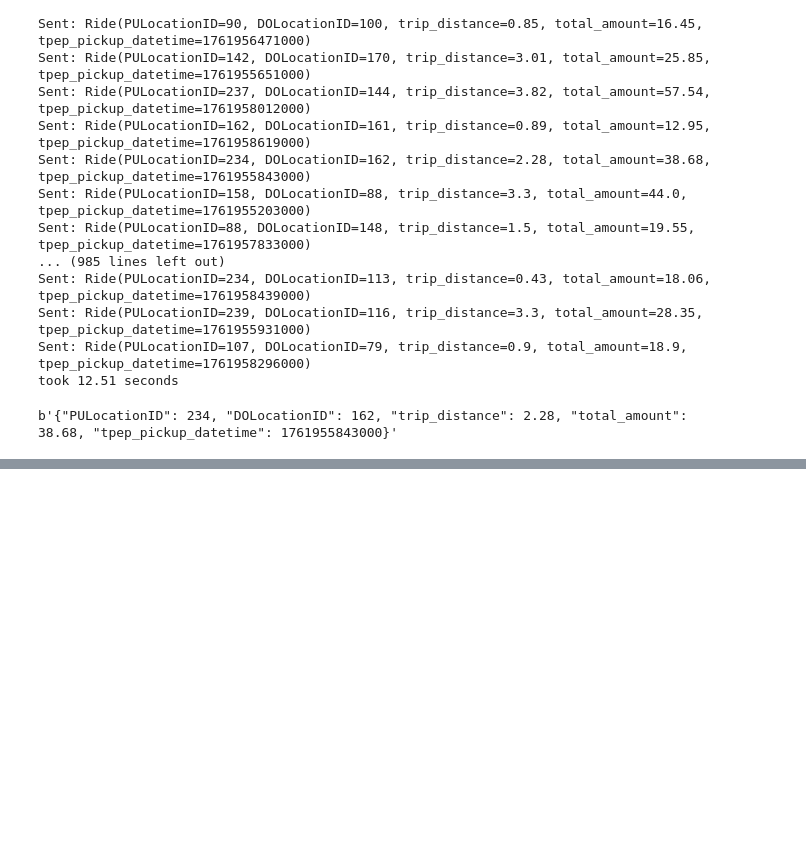
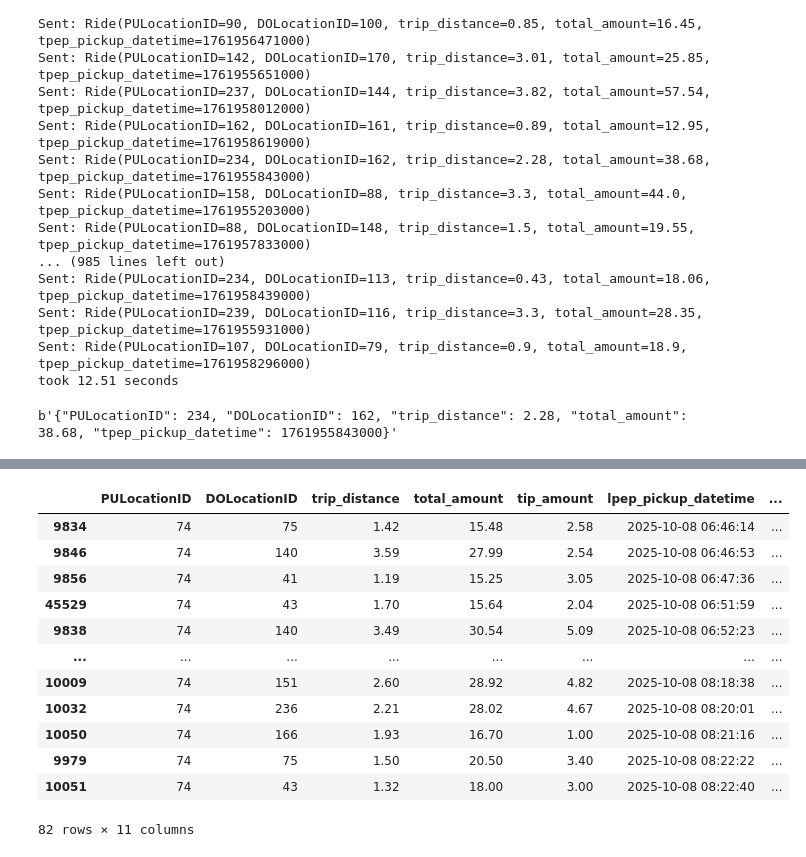
Before and after one commit to acepeda2019/zoomcamp-de, a Jupyter notebook: 07-streaming/notebooks/producer.ipynb, the cells around one changed output, grey strips where cells are left out. Drawn from its saved outputs; the diff is of its cells as text; code cells hidden in the pictures; blank space fills up the shorter version.

```diff
--- a/07-streaming/notebooks/producer.ipynb
+++ b/07-streaming/notebooks/producer.ipynb
@@ -144,3 +144,16 @@ test = Ride(PULocationID=234, DOLocationID=162, trip_distance=2.28, total_amount
 test.serialize()
 # %% [output]
 b'{"PULocationID": 234, "DOLocationID": 162, "trip_distance": 2.28, "total_amount": 38.68, "tpep_pickup_datetime": 1761955843000}'
+# %%
+url = "https://d37ci6vzurychx.cloudfront.net/trip-data/green_tripdata_2025-10.parquet"
+columns = [
+    'PULocationID',
+    'DOLocationID',
+    'trip_distance',
+    'total_amount',
+    'tip_amount',
+    'lpep_pickup_datetime',
+    'lpep_dropoff_datetime',
+    'passenger_count',
+]
+df = pd.read_parquet(url, columns=columns)
@@ -146,0 +181,17 @@ b'{"PULocationID": 234, "DOLocationID": 162, "trip_distance": 2.28, "total_amoun
+# %%
+#QUESTION 5 VALIDATION
+
+df_sorted = df.sort_values(['PULocationID', 'lpep_pickup_datetime'])
+
+# calculate time gap between consecutive pickups within each PULocationID
+df_sorted['gap'] = df_sorted.groupby('PULocationID')['lpep_pickup_datetime'].diff()
+
+# mark session boundaries where gap > 5 minutes
+df_sorted['new_session'] = df_sorted['gap'] > pd.Timedelta(minutes=5)
+
+# assign session ID per PULocationID
+df_sorted['session_id'] = df_sorted.groupby('PULocationID')['new_session'].cumsum()
+
+# count trips per session
+result = df_sorted.groupby(['PULocationID','session_id']).size().reset_index(name='trip_count')
+result.sort_values('trip_count', ascending=False).head(10)
@@ -146,0 +210,16 @@ b'{"PULocationID": 234, "DOLocationID": 162, "trip_distance": 2.28, "total_amoun
+# %%
+df_sorted[(df_sorted['PULocationID'] == 74) & (df_sorted['session_id'] == 449)]
+# %% [output]
+|  | PULocationID | DOLocationID | trip_distance | total_amount | tip_amount | lpep_pickup_datetime | ... |
+| 9834 | 74 | 75 | 1.42 | 15.48 | 2.58 | 2025-10-08 06:46:14 | ... |
+| 9846 | 74 | 140 | 3.59 | 27.99 | 2.54 | 2025-10-08 06:46:53 | ... |
+| 9856 | 74 | 41 | 1.19 | 15.25 | 3.05 | 2025-10-08 06:47:36 | ... |
+| 45529 | 74 | 43 | 1.70 | 15.64 | 2.04 | 2025-10-08 06:51:59 | ... |
+| 9838 | 74 | 140 | 3.49 | 30.54 | 5.09 | 2025-10-08 06:52:23 | ... |
+| ... | ... | ... | ... | ... | ... | ... | ... |
+| 10009 | 74 | 151 | 2.60 | 28.92 | 4.82 | 2025-10-08 08:18:38 | ... |
+| 10032 | 74 | 236 | 2.21 | 28.02 | 4.67 | 2025-10-08 08:20:01 | ... |
+| 10050 | 74 | 166 | 1.93 | 16.70 | 1.00 | 2025-10-08 08:21:16 | ... |
+| 9979 | 74 | 75 | 1.50 | 20.50 | 3.40 | 2025-10-08 08:22:22 | ... |
+| 10051 | 74 | 43 | 1.32 | 18.00 | 3.00 | 2025-10-08 08:22:40 | ... |
+82 rows × 11 columns
```
Also changed, not shown: parts of 4 cells of this notebook, 2 other files.
